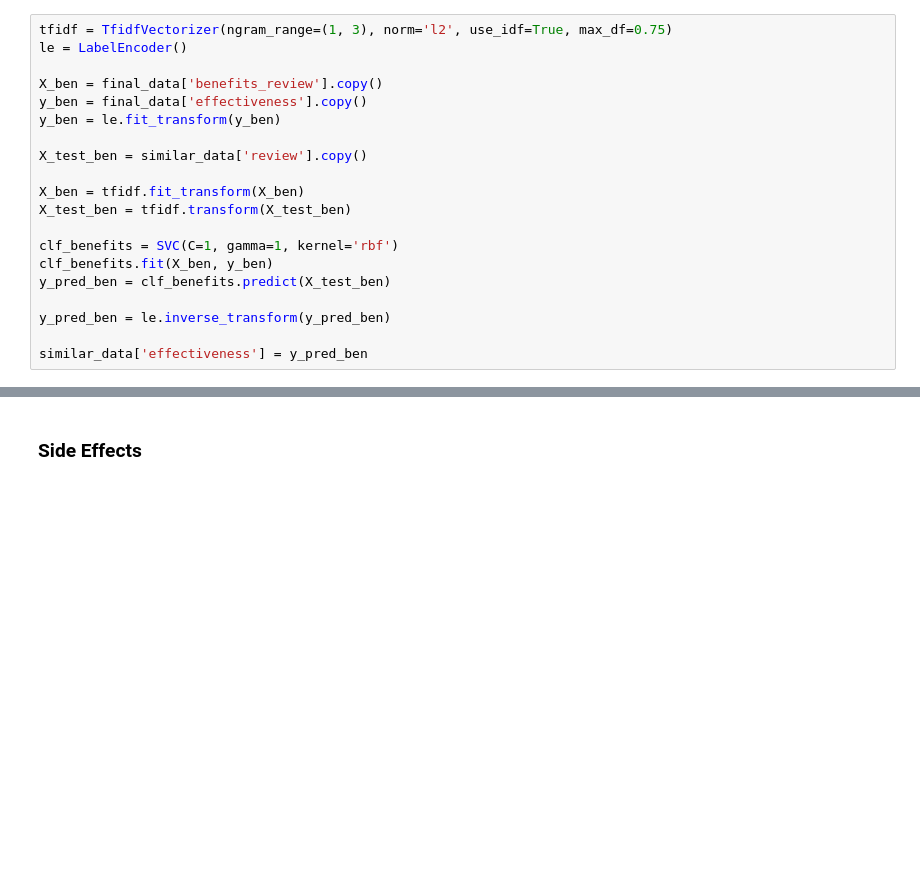
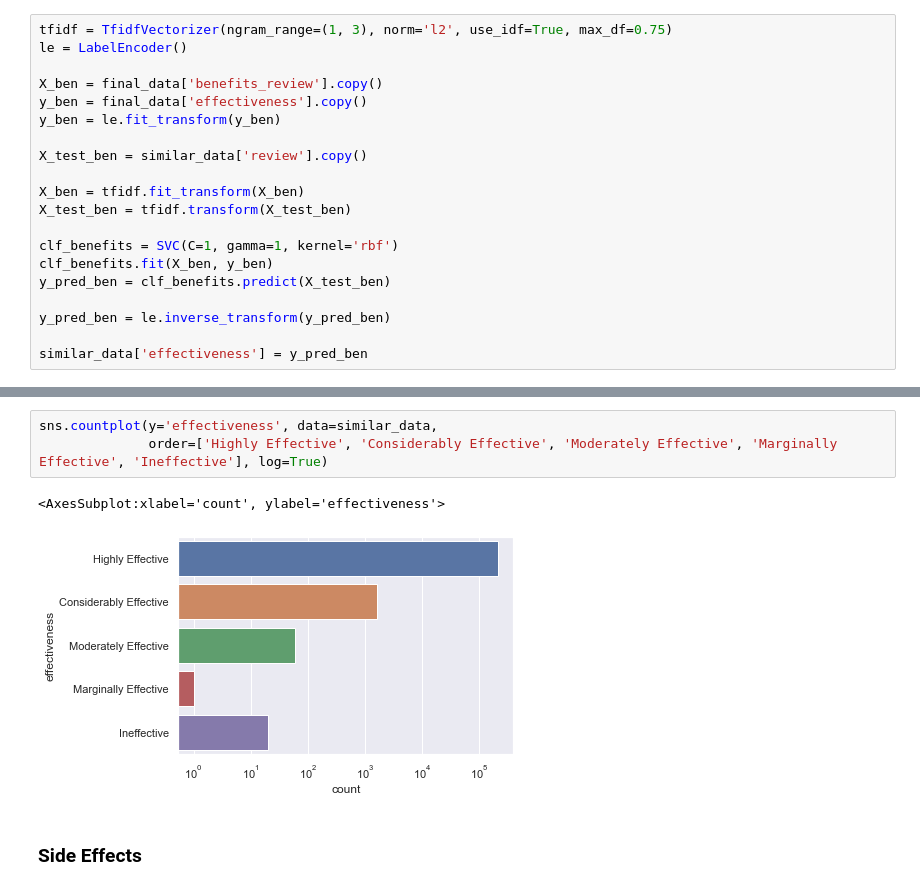
Before and after one commit to lmcosta98/Project2_FCD, a Jupyter notebook: drug_review.ipynb, the cells around one changed output, grey strips where cells are left out. Drawn from its saved outputs; the diff is of its cells as text; blank space fills up the shorter version.

```diff
--- a/drug_review.ipynb
+++ b/drug_review.ipynb
@@ -830,3 +866,9 @@ Name: effectiveness, dtype: int64
+# %%
+sns.countplot(y='effectiveness', data=similar_data,
+              order=['Highly Effective', 'Considerably Effective', 'Moderately Effective', 'Marginally Effective', 'Ineffective'], log=True)
+# %% [output]
+<AxesSubplot:xlabel='count', ylabel='effectiveness'>
+[figure, added]
 # %% [markdown]
 ### Side Effects
 # %%
```
Also changed, not shown: parts of 23 cells of this notebook.
